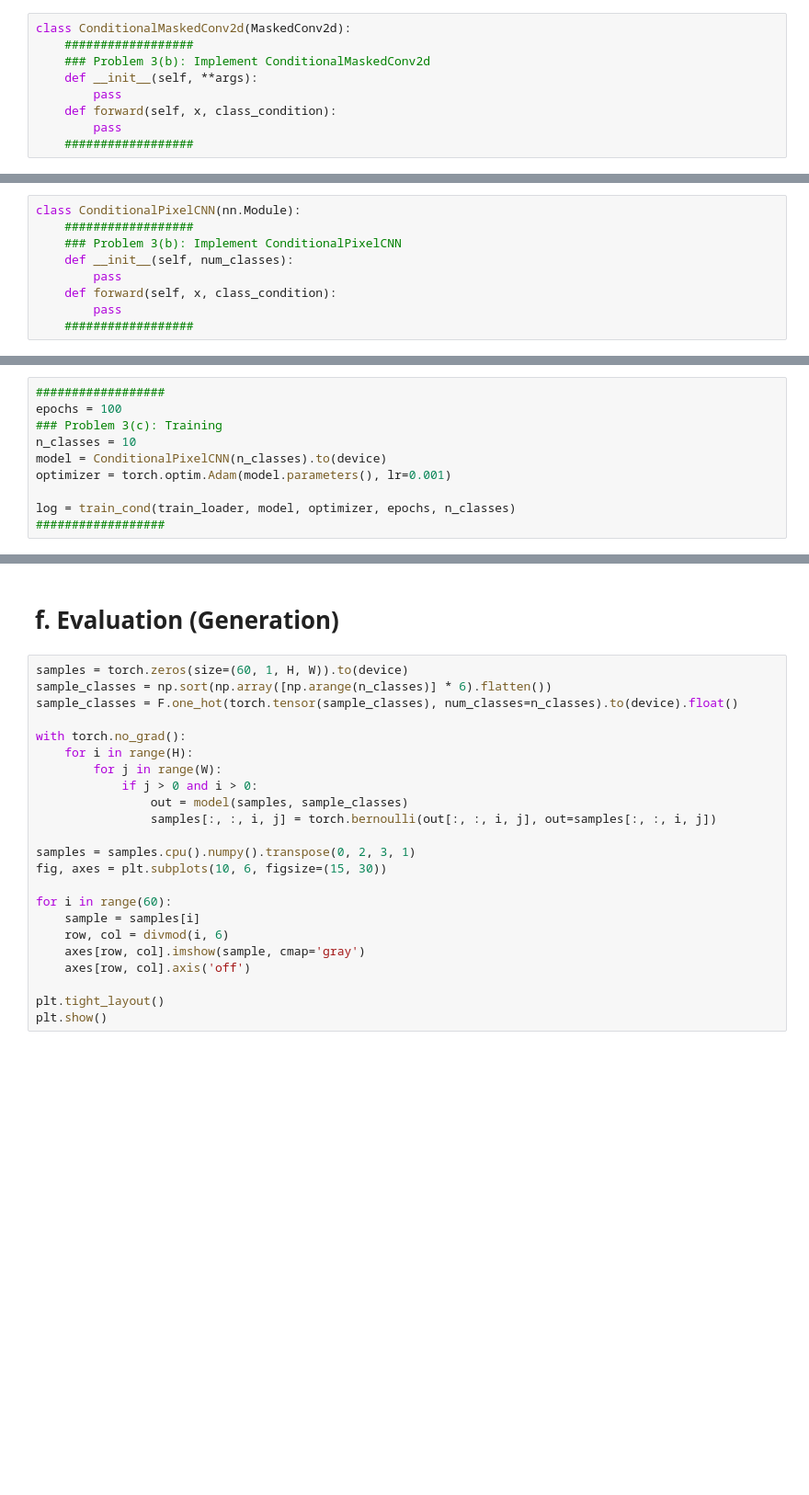
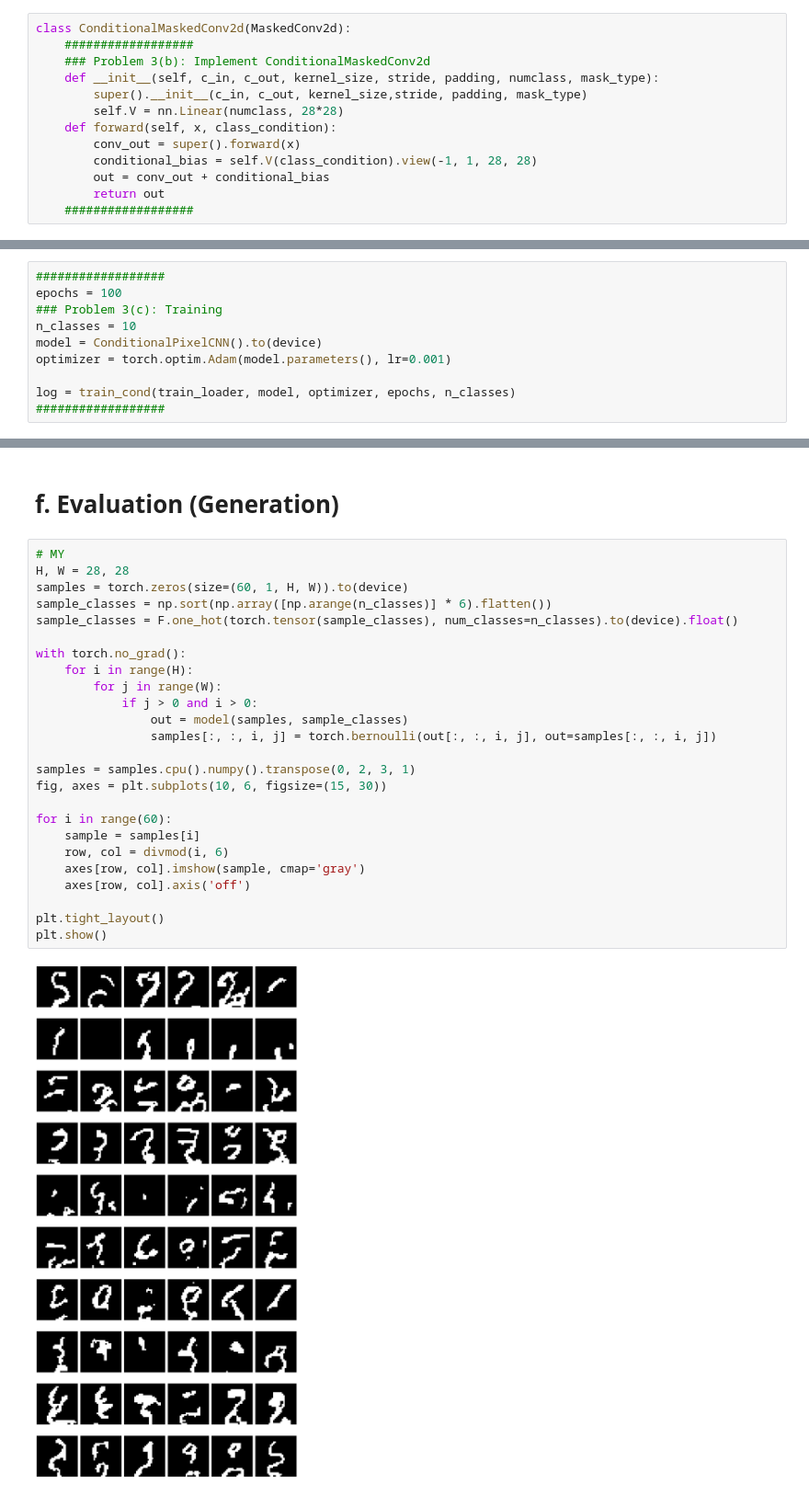
Before and after one commit to Light-yzc/6.S978, a Jupyter notebook: pset2/pset2.ipynb, the cells around one changed output, grey strips where cells are left out. Shown: that part at 92% size. Saved outputs shown, nothing was run; the diff lists cells and outputs as text; blank space fills up the shorter version.

```diff
--- a/pset2/pset2.ipynb
+++ b/pset2/pset2.ipynb
@@ -285,23 +261,18 @@ def train_cond(dataloader, model, optimizer, epochs, n_classes):
     return losses
 # %% [markdown]
 # b. Conditional Masked Convolution
-# %%
-class ConditionalMaskedConv2d(MaskedConv2d):
-    ##################
-    ### Problem 3(b): Implement ConditionalMaskedConv2d
-    def __init__(self, **args):
-        pass
-    def forward(self, x, class_condition):
-        pass
-    ##################
+# %%
+class ConditionalMaskedConv2d(MaskedConv2d):
+    ##################
+    ### Problem 3(b): Implement ConditionalMaskedConv2d
+    def __init__(self, c_in, c_out, kernel_size, stride, padding, numclass, mask_type):
+        super().__init__(c_in, c_out, kernel_size,stride, padding, mask_type)
+        self.V = nn.Linear(numclass, 28*28)
+    def forward(self, x, class_condition):
+        conv_out = super().forward(x)
+        conditional_bias = self.V(class_condition).view(-1, 1, 28, 28)
+        out = conv_out + conditional_bias
+        return out
+    ##################
 # %% [markdown]
 # c. Model
-# %%
-class ConditionalPixelCNN(nn.Module):
-    ##################
-    ### Problem 3(b): Implement ConditionalPixelCNN
-    def __init__(self, num_classes):
-        pass
-    def forward(self, x, class_condition):
-        pass
-    ##################
@@ -312,7 +356,7 @@ class ConditionalPixelCNN(nn.Module):
 epochs = 100
 ### Problem 3(c): Training
 n_classes = 10
-model = ConditionalPixelCNN(n_classes).to(device)
+model = ConditionalPixelCNN().to(device)
 optimizer = torch.optim.Adam(model.parameters(), lr=0.001)
 
 log = train_cond(train_loader, model, optimizer, epochs, n_classes)
@@ -350,25 +437,29 @@ plt.show()
 # %% [markdown]
 # f. Evaluation (Generation)
 # %%
+# MY
+H, W = 28, 28
 samples = torch.zeros(size=(60, 1, H, W)).to(device)
 sample_classes = np.sort(np.array([np.arange(n_classes)] * 6).flatten())
 sample_classes = F.one_hot(torch.tensor(sample_classes), num_classes=n_classes).to(device).float()
 
 with torch.no_grad():
     for i in range(H):
         for j in range(W):
             if j > 0 and i > 0:
                 out = model(samples, sample_classes)
                 samples[:, :, i, j] = torch.bernoulli(out[:, :, i, j], out=samples[:, :, i, j])
 
 samples = samples.cpu().numpy().transpose(0, 2, 3, 1)
 fig, axes = plt.subplots(10, 6, figsize=(15, 30))
 
 for i in range(60):
     sample = samples[i]
     row, col = divmod(i, 6)
     axes[row, col].imshow(sample, cmap='gray')
     axes[row, col].axis('off')
 
 plt.tight_layout()
 plt.show()
+# %% [output]
+[figure, added]
```
Also changed, not shown: parts of 12 cells of this notebook, 1 other file.
